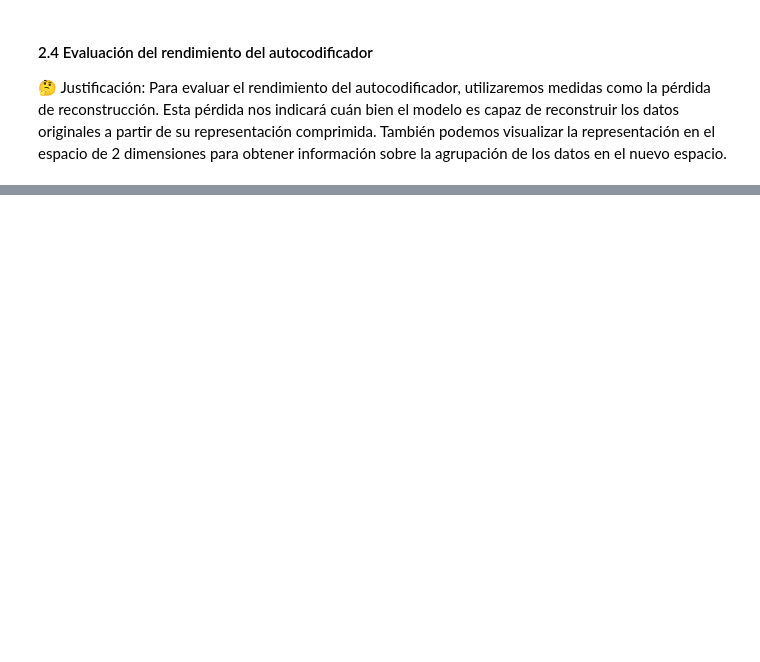
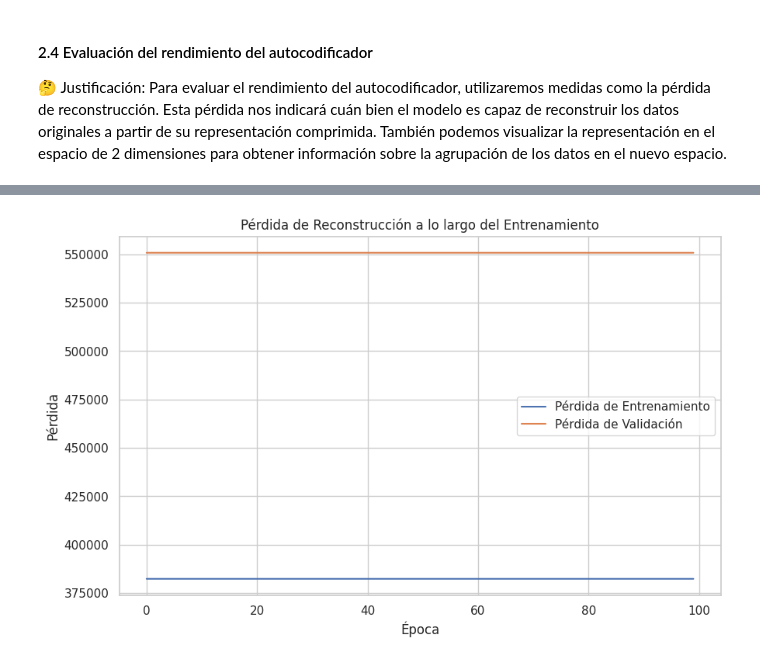
Before and after one commit to aleg001/Lab5-DS, a Jupyter notebook: Lab5.ipynb, the cells around one changed output, grey strips where cells are left out. Drawn from its saved outputs; the diff is of its cells as text; code cells hidden in the pictures; blank space fills up the shorter version.

```diff
--- a/Lab5.ipynb
+++ b/Lab5.ipynb
@@ -153,0 +202,14 @@ plt.show()
+# %%
+history = autoencoder.fit(X_train, X_train, epochs=100, batch_size=16, validation_split=0.2, verbose=0)
+
+# Visualización de la pérdida de reconstrucción a lo largo del entrenamiento
+plt.figure(figsize=(10, 6))
+plt.plot(history.history['loss'], label='Pérdida de Entrenamiento')
+plt.plot(history.history['val_loss'], label='Pérdida de Validación')
+plt.title('Pérdida de Reconstrucción a lo largo del Entrenamiento')
+plt.xlabel('Época')
+plt.ylabel('Pérdida')
+plt.legend()
+plt.show()
+# %% [output]
+[figure, added]
```
Also changed, not shown: parts of 10 cells of this notebook.
